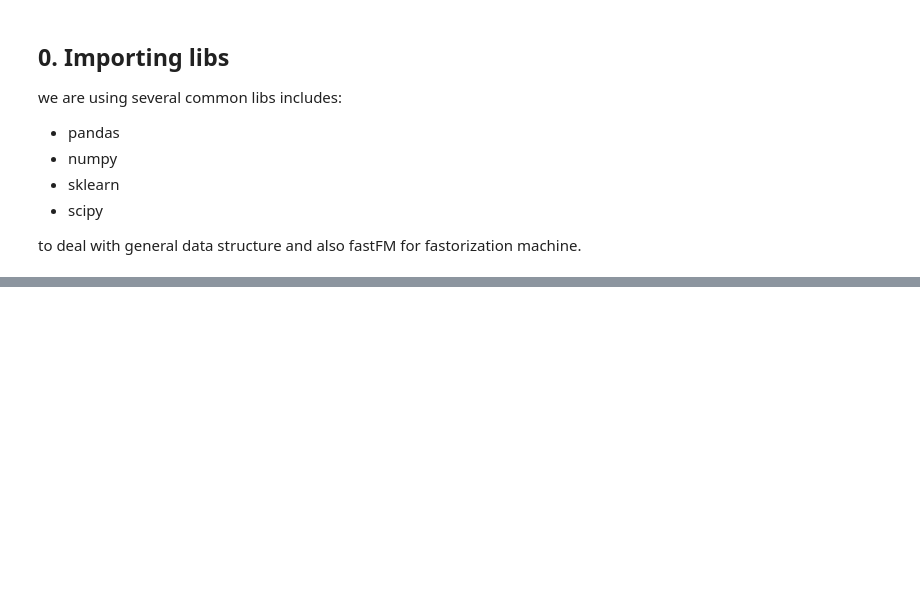
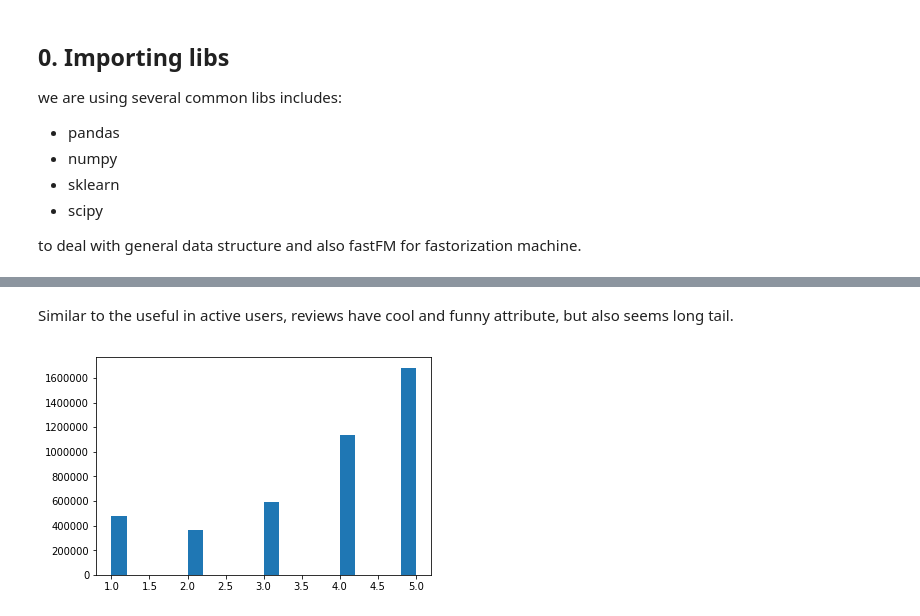
Before and after one commit to liufh3/personalization_final, a Jupyter notebook: Final Report.ipynb, the cells around one changed output, grey strips where cells are left out. Cells and saved outputs as stored; diff of their text form; code cells hidden in the pictures; blank space fills up the shorter version.

```diff
--- a/Final Report.ipynb
+++ b/Final Report.ipynb
@@ -31,0 +72,2 @@ and then we filter out unactive user and split the dataset into train and test d
+# %%
+active_review_df = review_df.merge(user_count,on = 'user_id', how = 'inner')
@@ -31,0 +85,12 @@ and then we filter out unactive user and split the dataset into train and test d
+# %%
+sorted_group = active_review_df.sort_values('date').groupby('user_id')
+
+
+start = time.time()
+train_df = sorted_group.apply(lambda x:x[:-1])
+print('finished in '+ str(time.time() - start) + ' sec.')
+
+
+start = time.time()
+test_df = sorted_group.apply(lambda x:x[-1:])
+print('finished in '+ str(time.time() - start) + ' sec.')
@@ -31,0 +102,5 @@ and then we filter out unactive user and split the dataset into train and test d
+# %%
+train_df = train_df.reset_index(drop = True)
+train_df.to_csv('train.csv')
+test_df = test_df.reset_index(drop = True)
+test_df.to_csv('test.csv')
@@ -31,0 +198,7 @@ and then we filter out unactive user and split the dataset into train and test d
+# %% [markdown]
+Similar to the useful in active users, reviews have cool and funny attribute, but also seems long tail.
+# %%
+plt.hist(train_df['stars'],bins = 20)
+plt.show()
+# %% [output]
+[figure, added]
```
Also changed, not shown: parts of 64 cells of this notebook, 3 other files.
